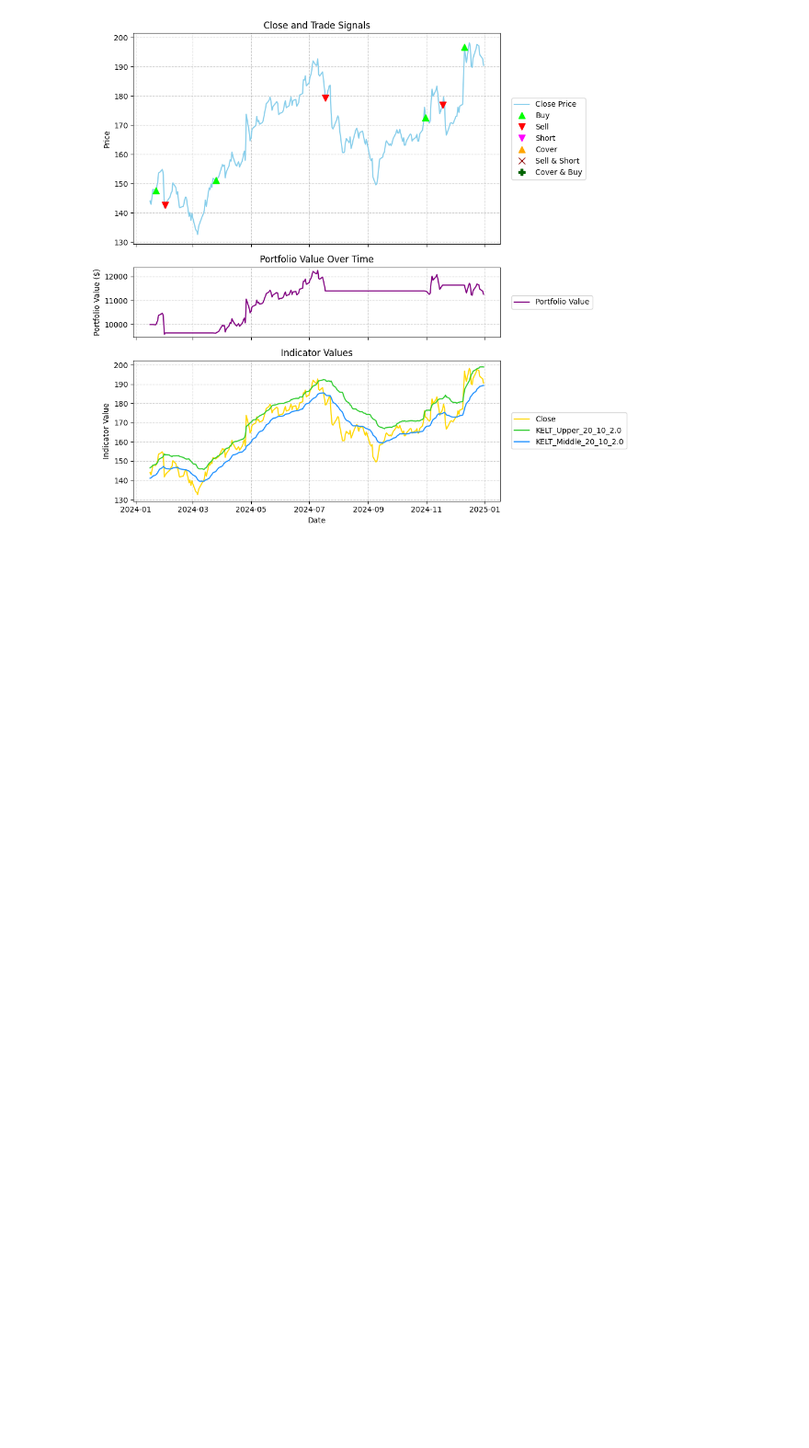
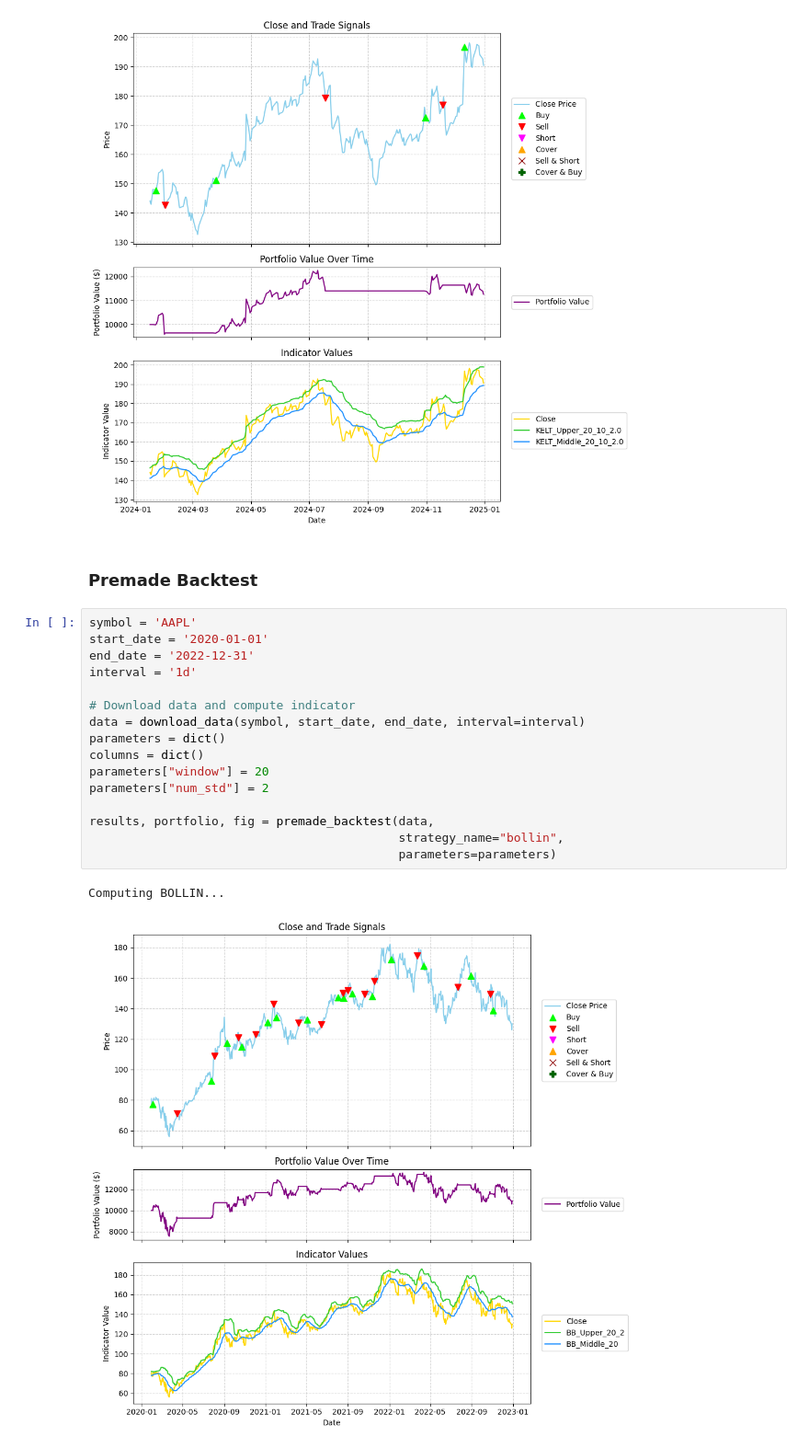
Before and after one commit to BSoybilgen/simple-trade, a Jupyter notebook: examples/backtest/example_backtest_volatility.ipynb, the cells around one changed output. Shown at 92% size. Drawn from its saved outputs; the diff is of its cells as text; blank space fills up the shorter version.

```diff
--- a/examples/backtest/example_backtest_volatility.ipynb
+++ b/examples/backtest/example_backtest_volatility.ipynb
@@ -184,3 +185,24 @@ fig = plotter.plot_results(
 )
 # %% [output]
 [figure]
+# %% [markdown]
+### Premade Backtest
+# %%
+symbol = 'AAPL'
+start_date = '2020-01-01'
+end_date = '2022-12-31'
+interval = '1d'
+
+# Download data and compute indicator
+data = download_data(symbol, start_date, end_date, interval=interval)
+parameters = dict()
+columns = dict()
+parameters["window"] = 20
+parameters["num_std"] = 2
+
+results, portfolio, fig = premade_backtest(data,
+                                           strategy_name="bollin",
+                                           parameters=parameters)
+# %% [output]
+Computing BOLLIN...
+[figure, added]
```
Also changed, not shown: parts of 3 cells of this notebook, 24 other files.
